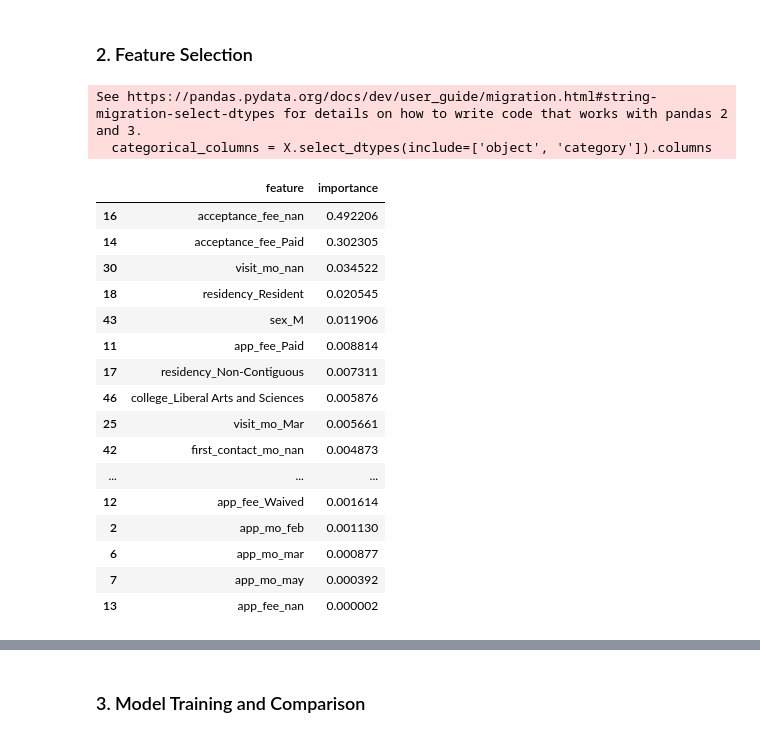
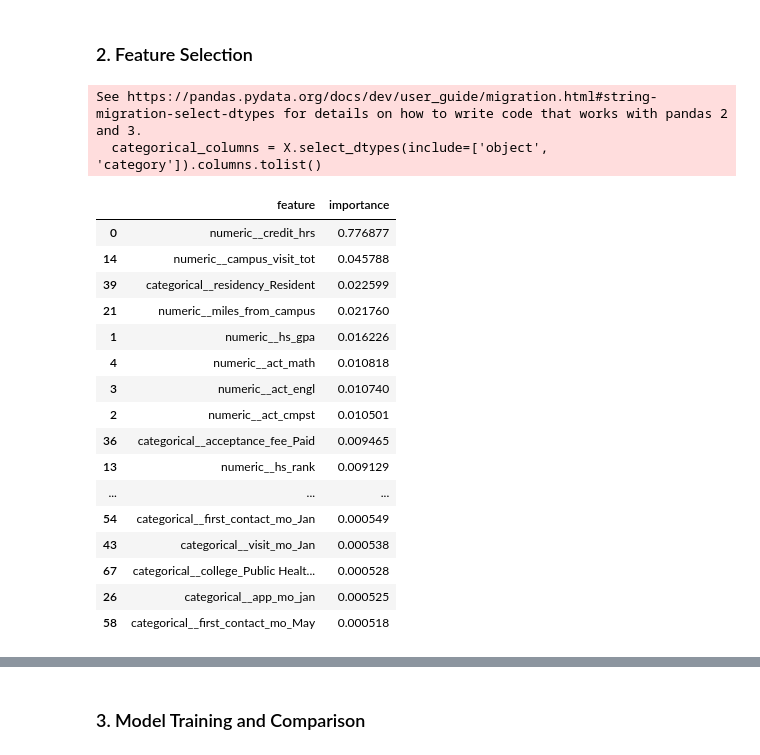
Before and after one commit to mshah22315/datathon-project, a Jupyter notebook: model_comparison.ipynb, the cells around one changed output, grey strips where cells are left out. Cells and saved outputs as stored; diff of their text form; code cells hidden in the pictures.

Commit message:
added numeric predictors as possible features for the model

```diff
--- a/model_comparison.ipynb
+++ b/model_comparison.ipynb
@@ -10,46 +10,67 @@ y = df['enrolled']
 # %% [markdown]
 ### 2. Feature Selection
 # %%
+from sklearn.compose import ColumnTransformer
 from sklearn.ensemble import RandomForestClassifier
+from sklearn.impute import SimpleImputer
+from sklearn.pipeline import Pipeline
 from sklearn.preprocessing import OneHotEncoder
 
-# Categorical columns to be one-hot encoded
-categorical_columns = X.select_dtypes(include=['object', 'category']).columns
+# Use predictors that are available before the enrollment outcome.
+# Numeric academic/application predictors are now included alongside categorical predictors.
+numeric_columns = [
+    'credit_hrs', 'hs_gpa', 'act_cmpst', 'act_engl', 'act_math',
+    'sat_comb', 'sat_vrbl', 'sat_math', 'hs_math', 'hs_sci',
+    'hs_engl', 'hs_ss', 'hs_flang', 'hs_rank', 'campus_visit_tot',
+    'coll_algbr_cr', 'coll_geom_cr', 'coll_trig_cr', 'coll_calc_cr',
+    'coll_math', 'coll_sci', 'miles_from_campus', 'age'
+]
+categorical_columns = X.select_dtypes(include=['object', 'category']).columns.tolist()
 
-# One-hot encode the categorical columns
-encoder = OneHotEncoder(sparse_output=False, drop='first')
-X_encoded = encoder.fit_transform(X[categorical_columns])
+# Impute missing values before encoding so training and future demo inputs use the same rules.
+numeric_pipeline = Pipeline([
+    ('imputer', SimpleImputer(strategy='median'))
+])
+categorical_pipeline = Pipeline([
+    ('imputer', SimpleImputer(strategy='most_frequent')),
+    ('encoder', OneHotEncoder(sparse_output=False, drop='first', handle_unknown='ignore'))
+])
+preprocessor = ColumnTransformer([
+    ('numeric', numeric_pipeline, numeric_columns),
+    ('categorical', categorical_pipeline, categorical_columns)
+])
 
-# Find out important features using Random Forest Classifier
+X_processed = preprocessor.fit_transform(X)
+feature_names = preprocessor.get_feature_names_out()
+
+# Find important combined numeric and categorical features using a Random Forest Classifier.
 rf = RandomForestClassifier(n_estimators=100, random_state=42)
-rf.fit(X_encoded, y)
+rf.fit(X_processed, y)
 
-feature_importance = rf.feature_importances_
-feature_names = encoder.get_feature_names_out(categorical_columns)
-
-# Create a DataFrame to display feature importance
-importance_df = pd.DataFrame({'feature': feature_names, 'importance': feature_importance})
-importance_df = importance_df.sort_values('importance', ascending=False)
+importance_df = pd.DataFrame({
+    'feature': feature_names,
+    'importance': rf.feature_importances_
+}).sort_values('importance', ascending=False)
 
 display(importance_df.head(50))
 # %% [output]
 See https://pandas.pydata.org/docs/dev/user_guide/migration.html#string-migration-select-dtypes for details on how to write code that works with pandas 2 and 3.
-  categorical_columns = X.select_dtypes(include=['object', 'category']).columns
+  categorical_columns = X.select_dtypes(include=['object', 'category']).columns.tolist()
 |  | feature | importance |
-| 16 | acceptance_fee_nan | 0.492206 |
-| 14 | acceptance_fee_Paid | 0.302305 |
-| 30 | visit_mo_nan | 0.034522 |
-| 18 | residency_Resident | 0.020545 |
-| 43 | sex_M | 0.011906 |
-| 11 | app_fee_Paid | 0.008814 |
-| 17 | residency_Non-Contiguous | 0.007311 |
-| 46 | college_Liberal Arts and Sciences | 0.005876 |
-| 25 | visit_mo_Mar | 0.005661 |
-| 42 | first_contact_mo_nan | 0.004873 |
+| 0 | numeric__credit_hrs | 0.776877 |
+| 14 | numeric__campus_visit_tot | 0.045788 |
+| 39 | categorical__residency_Resident | 0.022599 |
+| 21 | numeric__miles_from_campus | 0.021760 |
+| 1 | numeric__hs_gpa | 0.016226 |
+| 4 | numeric__act_math | 0.010818 |
+| 3 | numeric__act_engl | 0.010740 |
+| 2 | numeric__act_cmpst | 0.010501 |
+| 36 | categorical__acceptance_fee_Paid | 0.009465 |
+| 13 | numeric__hs_rank | 0.009129 |
 | ... | ... | ... |
-| 12 | app_fee_Waived | 0.001614 |
-| 2 | app_mo_feb | 0.001130 |
-| 6 | app_mo_mar | 0.000877 |
-| 7 | app_mo_may | 0.000392 |
-| 13 | app_fee_nan | 0.000002 |
+| 54 | categorical__first_contact_mo_Jan | 0.000549 |
+| 43 | categorical__visit_mo_Jan | 0.000538 |
+| 67 | categorical__college_Public Healt... | 0.000528 |
+| 26 | categorical__app_mo_jan | 0.000525 |
+| 58 | categorical__first_contact_mo_May | 0.000518 |
 # %%
```
Also changed, not shown: parts of 7 cells of this notebook.
